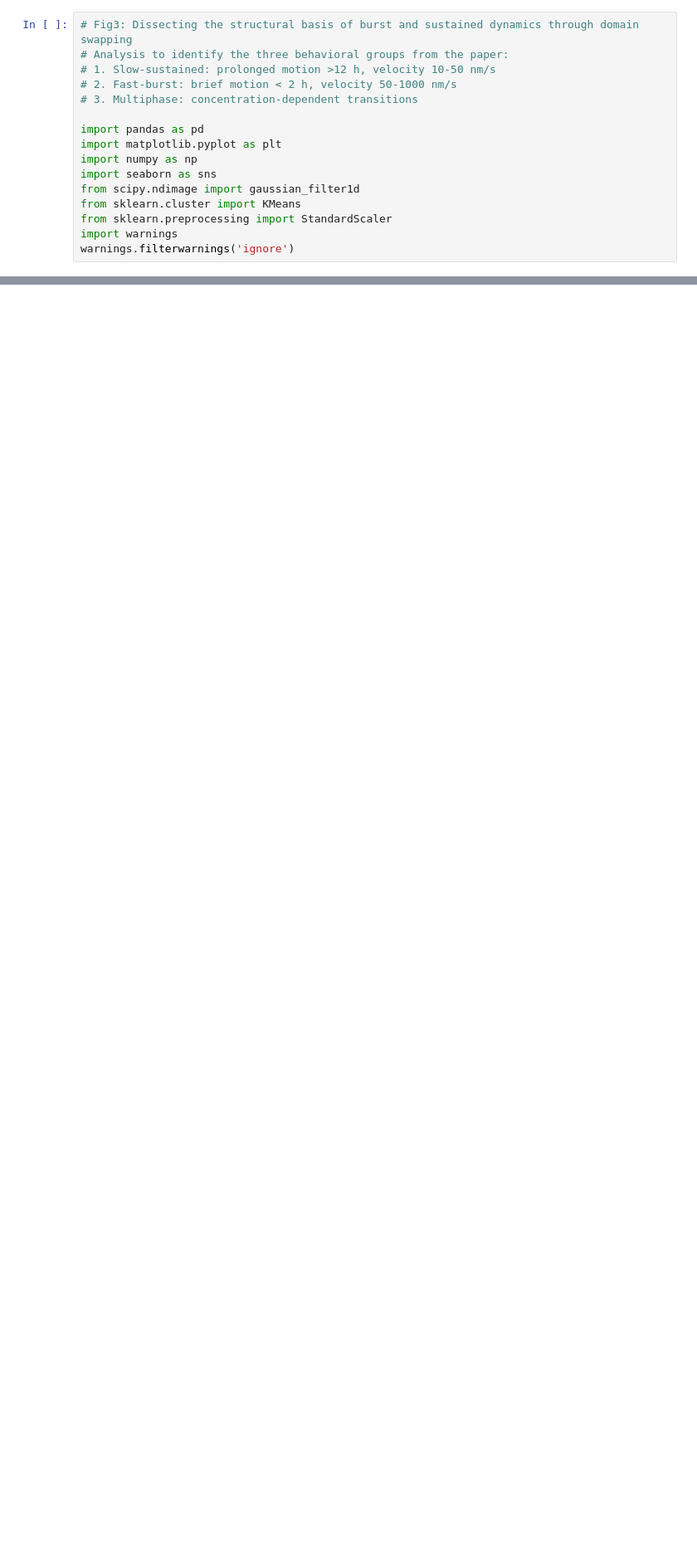
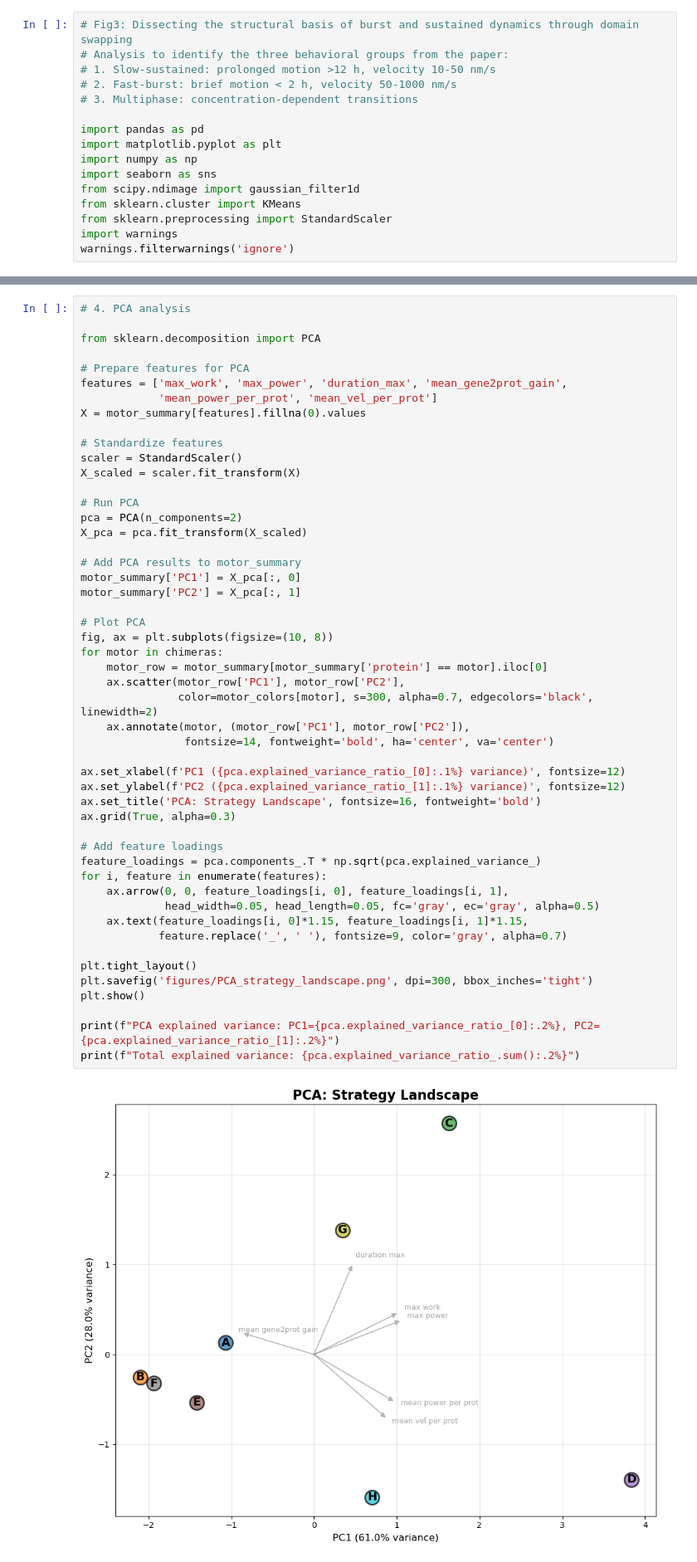
Before and after one commit to dalarios/activedrops, a Jupyter notebook: paper/plotting_clean copy.ipynb, the cells around one changed output, grey strips where cells are left out. Shown at 83% size. Cells and saved outputs as stored; diff of their text form; blank space fills up the shorter version.

```diff
--- a/paper/plotting_clean copy.ipynb
+++ b/paper/plotting_clean copy.ipynb
@@ -1222,0 +500,52 @@ ValueError: array([0, 0, 0, 0, 1, 0, 0, 0, 1, 0, 0, 2], dtype=int32) is not a va
+# %%
+# 4. PCA analysis
+
+from sklearn.decomposition import PCA
+
+# Prepare features for PCA
+features = ['max_work', 'max_power', 'duration_max', 'mean_gene2prot_gain',
+            'mean_power_per_prot', 'mean_vel_per_prot']
+X = motor_summary[features].fillna(0).values
+
+# Standardize features
+scaler = StandardScaler()
+X_scaled = scaler.fit_transform(X)
+
+# Run PCA
+pca = PCA(n_components=2)
+X_pca = pca.fit_transform(X_scaled)
+
+# Add PCA results to motor_summary
+motor_summary['PC1'] = X_pca[:, 0]
+motor_summary['PC2'] = X_pca[:, 1]
+
+# Plot PCA
+fig, ax = plt.subplots(figsize=(10, 8))
+for motor in chimeras:
+    motor_row = motor_summary[motor_summary['protein'] == motor].iloc[0]
+    ax.scatter(motor_row['PC1'], motor_row['PC2'],
+               color=motor_colors[motor], s=300, alpha=0.7, edgecolors='black', linewidth=2)
+    ax.annotate(motor, (motor_row['PC1'], motor_row['PC2']),
+                fontsize=14, fontweight='bold', ha='center', va='center')
+
+ax.set_xlabel(f'PC1 ({pca.explained_variance_ratio_[0]:.1%} variance)', fontsize=12)
+ax.set_ylabel(f'PC2 ({pca.explained_variance_ratio_[1]:.1%} variance)', fontsize=12)
+ax.set_title('PCA: Strategy Landscape', fontsize=16, fontweight='bold')
+ax.grid(True, alpha=0.3)
+
+# Add feature loadings
+feature_loadings = pca.components_.T * np.sqrt(pca.explained_variance_)
+for i, feature in enumerate(features):
+    ax.arrow(0, 0, feature_loadings[i, 0], feature_loadings[i, 1],
+             head_width=0.05, head_length=0.05, fc='gray', ec='gray', alpha=0.5)
+    ax.text(feature_loadings[i, 0]*1.15, feature_loadings[i, 1]*1.15,
+            feature.replace('_', ' '), fontsize=9, color='gray', alpha=0.7)
+
+plt.tight_layout()
+plt.savefig('figures/PCA_strategy_landscape.png', dpi=300, bbox_inches='tight')
+plt.show()
+
+print(f"PCA explained variance: PC1={pca.explained_variance_ratio_[0]:.2%}, PC2={pca.explained_variance_ratio_[1]:.2%}")
+print(f"Total explained variance: {pca.explained_variance_ratio_.sum():.2%}")
+# %% [output]
+[figure, added]
```
Also changed, not shown: parts of 29 cells of this notebook, 26 other files.
